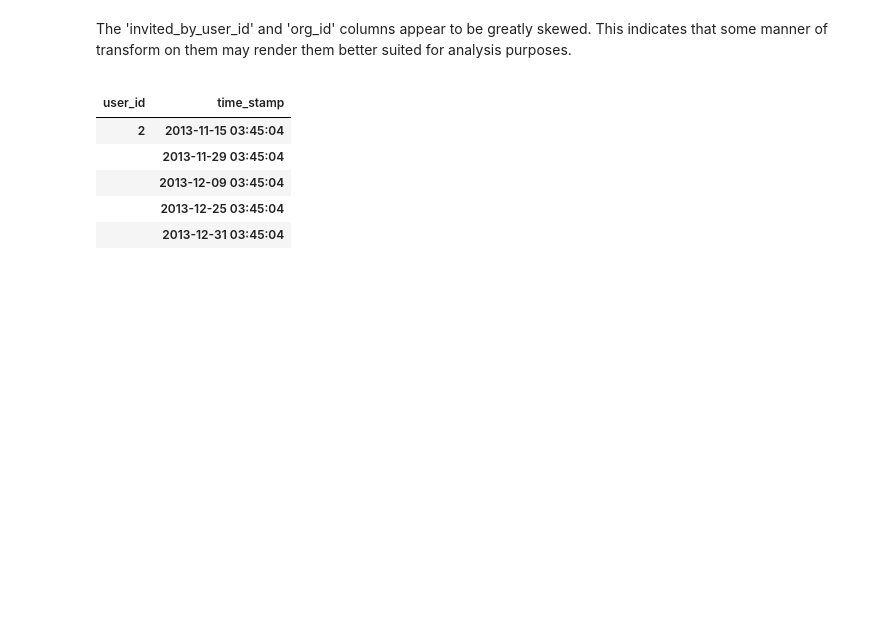
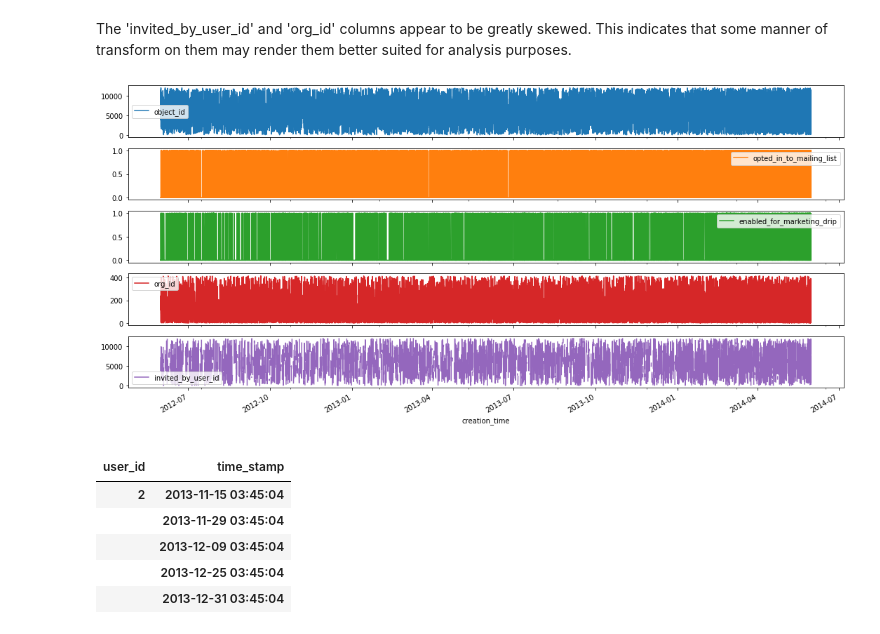
Before and after one commit to nanodoc2020/Springboard, a Jupyter notebook: Mini-Projects/relax_challenge/Relax_Challenge.ipynb, the cells around one changed output. Saved outputs shown, nothing was run; the diff lists cells and outputs as text; code cells hidden in the pictures; blank space fills up the shorter version.

```diff
--- a/Mini-Projects/relax_challenge/Relax_Challenge.ipynb
+++ b/Mini-Projects/relax_challenge/Relax_Challenge.ipynb
@@ -21,6 +22,9 @@ period = dt.timedelta(days = 7)
 # Read the data into two dataframes
 user_engagement = pd.read_csv('takehome_user_engagement.csv', infer_datetime_format=True)
 users = pd.read_csv('takehome_users.csv', infer_datetime_format=True, encoding='ISO-8859-1')
+users2 = pd.read_csv('takehome_users.csv', infer_datetime_format=True, \
+                    parse_dates=['creation_time', 'last_session_creation_time'], \
+                    index_col='creation_time', encoding='ISO-8859-1')
 
 user_engagement.head(3)
 # %% [output]
@@ -107,6 +111,11 @@ _=plt.tight_layout()
 [figure]
 # %% [markdown]
 The 'invited_by_user_id' and 'org_id' columns appear to be greatly skewed. This indicates that some manner of transform on them may render them better suited for analysis purposes.
+# %%
+users2.plot(subplots=True, figsize=(15,7))
+plt.tight_layout()
+# %% [output]
+[figure, added]
 # %%
 user_times = user_engagement.groupby(['user_id', 'time_stamp']).sum().loc[sums.index,:].drop('visited', axis=1)
 user_times.head()
```
Also changed, not shown: parts of 9 cells of this notebook.
